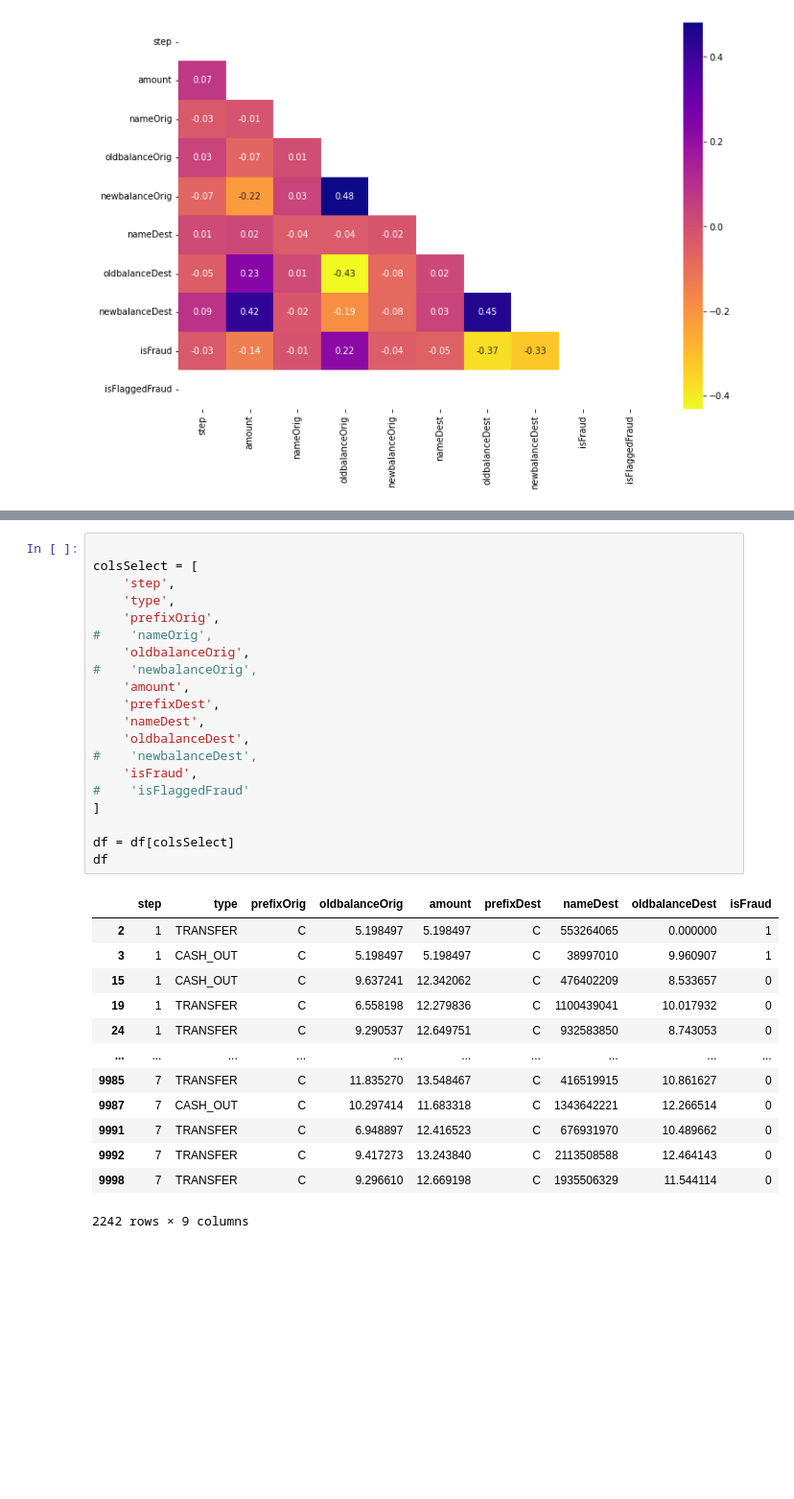
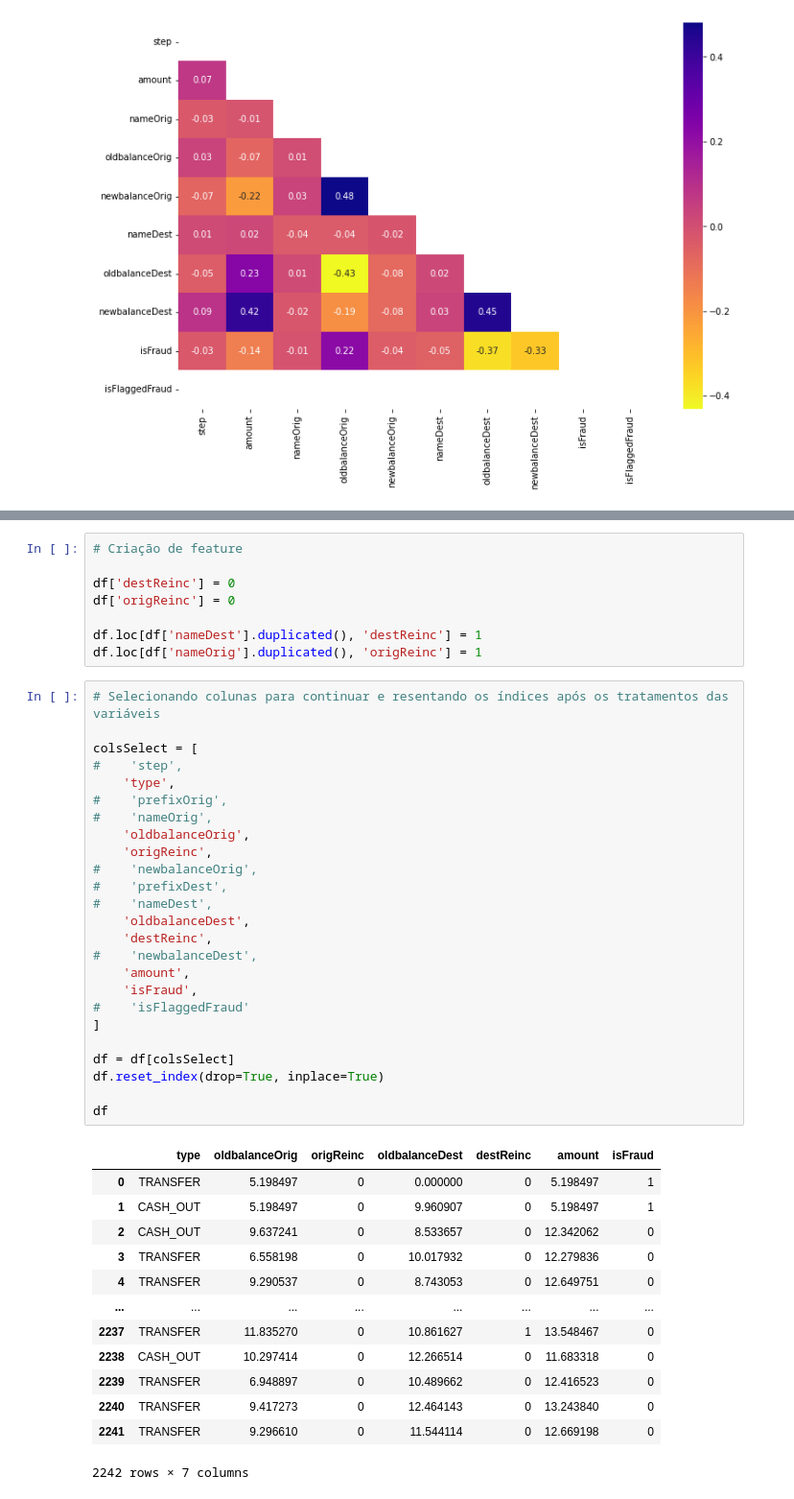
Before and after one commit to phobeiro/TERA-desafio-3, a Jupyter notebook: desafio-3.ipynb, the cells around one changed output, grey strips where cells are left out. Shown: that part at 96% size. Drawn from its saved outputs; the diff is of its cells as text; blank space fills up the shorter version.

````diff
--- a/desafio-3.ipynb
+++ b/desafio-3.ipynb
@@ -230,37 +224,50 @@ Acredito que se mantiver os balanços antigos e novos, vazarei informação de q
 Portanto utilizarei apenas ```oldbalanceOrig```, ```oldbalanceDest``` e ```amount```.
 
 <center> <img src="https://media.giphy.com/media/d3mlE7uhX8KFgEmY/giphy.gif" width=500>
+# %%
+# Criação de feature
+
+df['destReinc'] = 0
+df['origReinc'] = 0
+
+df.loc[df['nameDest'].duplicated(), 'destReinc'] = 1
+df.loc[df['nameOrig'].duplicated(), 'origReinc'] = 1
 # %%
+# Selecionando colunas para continuar e resentando os índices após os tratamentos das variáveis
 
 colsSelect = [
-    'step',
+#    'step',
     'type',
-    'prefixOrig',
+#    'prefixOrig',
 #    'nameOrig',
     'oldbalanceOrig',
+    'origReinc',
 #    'newbalanceOrig',
+#    'prefixDest',
+#    'nameDest',
+    'oldbalanceDest',
+    'destReinc',
+#    'newbalanceDest',
     'amount',
-    'prefixDest',
-    'nameDest',
-    'oldbalanceDest',
-#    'newbalanceDest',
     'isFraud',
 #    'isFlaggedFraud'
 ]
 
 df = df[colsSelect]
+df.reset_index(drop=True, inplace=True)
+
 df
 # %% [output]
-|  | step | type | prefixOrig | oldbalanceOrig | amount | prefixDest | nameDest | oldbalanceDest | isFraud |
-| 2 | 1 | TRANSFER | C | 5.198497 | 5.198497 | C | 553264065 | 0.000000 | 1 |
-| 3 | 1 | CASH_OUT | C | 5.198497 | 5.198497 | C | 38997010 | 9.960907 | 1 |
-| 15 | 1 | CASH_OUT | C | 9.637241 | 12.342062 | C | 476402209 | 8.533657 | 0 |
-| 19 | 1 | TRANSFER | C | 6.558198 | 12.279836 | C | 1100439041 | 10.017932 | 0 |
-| 24 | 1 | TRANSFER | C | 9.290537 | 12.649751 | C | 932583850 | 8.743053 | 0 |
-| ... | ... | ... | ... | ... | ... | ... | ... | ... | ... |
-| 9985 | 7 | TRANSFER | C | 11.835270 | 13.548467 | C | 416519915 | 10.861627 | 0 |
-| 9987 | 7 | CASH_OUT | C | 10.297414 | 11.683318 | C | 1343642221 | 12.266514 | 0 |
-| 9991 | 7 | TRANSFER | C | 6.948897 | 12.416523 | C | 676931970 | 10.489662 | 0 |
-| 9992 | 7 | TRANSFER | C | 9.417273 | 13.243840 | C | 2113508588 | 12.464143 | 0 |
-| 9998 | 7 | TRANSFER | C | 9.296610 | 12.669198 | C | 1935506329 | 11.544114 | 0 |
+|  | type | oldbalanceOrig | origReinc | oldbalanceDest | destReinc | amount | isFraud |
+| 0 | TRANSFER | 5.198497 | 0 | 0.000000 | 0 | 5.198497 | 1 |
+| 1 | CASH_OUT | 5.198497 | 0 | 9.960907 | 0 | 5.198497 | 1 |
+| 2 | CASH_OUT | 9.637241 | 0 | 8.533657 | 0 | 12.342062 | 0 |
+| 3 | TRANSFER | 6.558198 | 0 | 10.017932 | 0 | 12.279836 | 0 |
+| 4 | TRANSFER | 9.290537 | 0 | 8.743053 | 0 | 12.649751 | 0 |
+| ... | ... | ... | ... | ... | ... | ... | ... |
+| 2237 | TRANSFER | 11.835270 | 0 | 10.861627 | 1 | 13.548467 | 0 |
+| 2238 | CASH_OUT | 10.297414 | 0 | 12.266514 | 0 | 11.683318 | 0 |
+| 2239 | TRANSFER | 6.948897 | 0 | 10.489662 | 0 | 12.416523 | 0 |
+| 2240 | TRANSFER | 9.417273 | 0 | 12.464143 | 0 | 13.243840 | 0 |
+| 2241 | TRANSFER | 9.296610 | 0 | 11.544114 | 0 | 12.669198 | 0 |
-2242 rows × 9 columns
+2242 rows × 7 columns
````
Also changed, not shown: parts of 11 cells of this notebook, 2 other files.
